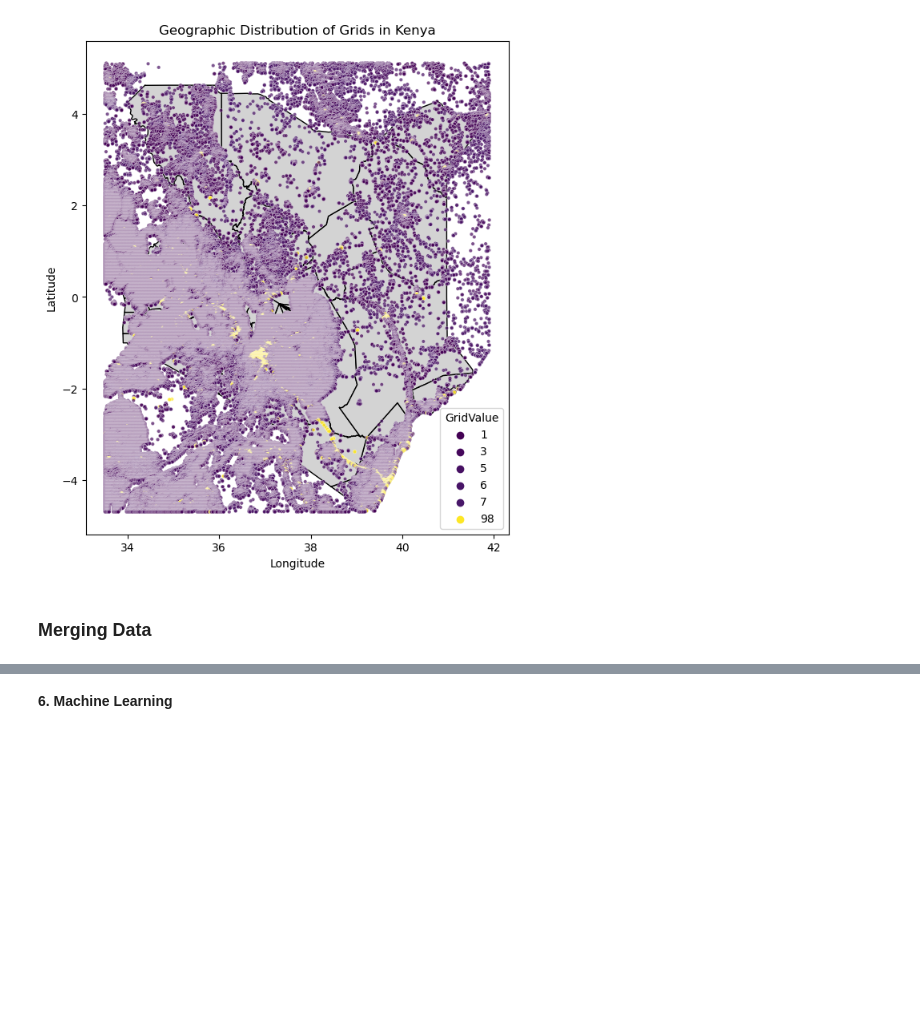
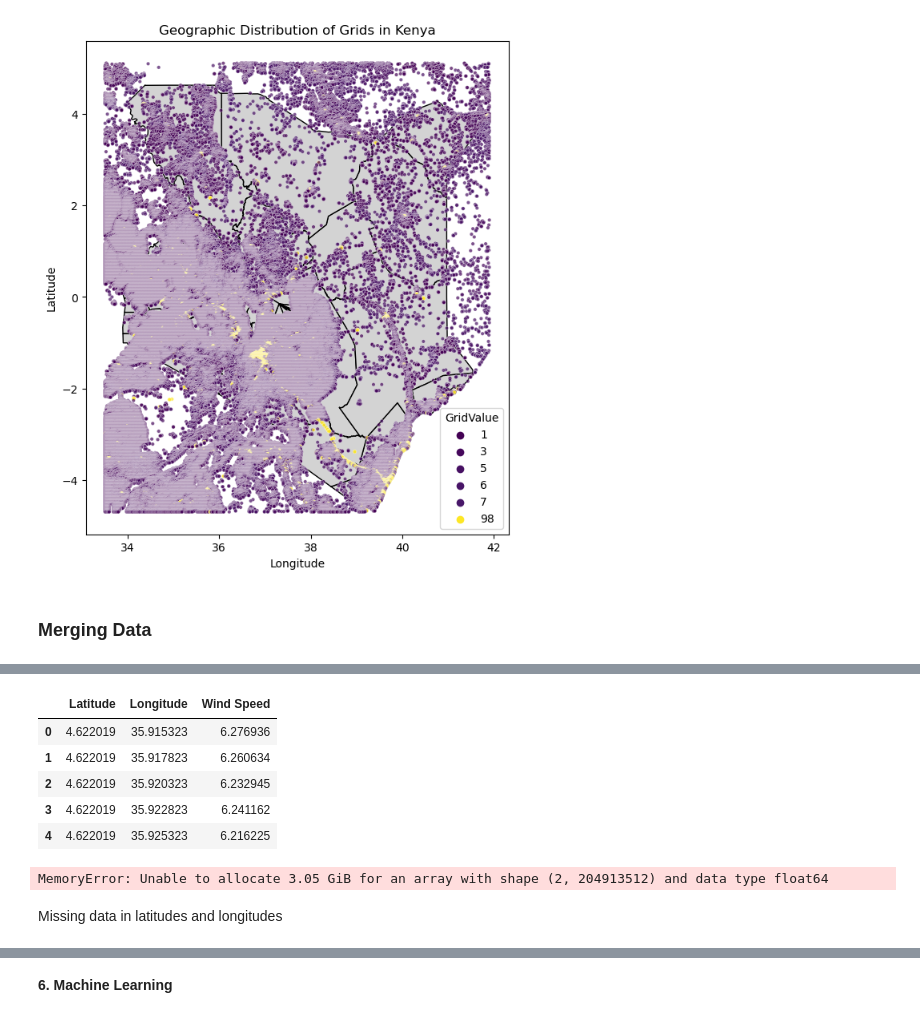
Before and after one commit to DavidGathimbaM/Energy-Access-and-Electrification-planning-in-Kenya, a Jupyter notebook: group_workbook/David.ipynb, the cells around one changed output, grey strips where cells are left out. Saved outputs shown, nothing was run; the diff lists cells and outputs as text; code cells hidden in the pictures; blank space fills up the shorter version.

```diff
--- a/group_workbook/David.ipynb
+++ b/group_workbook/David.ipynb
@@ -969,0 +966,9 @@ plt.show()
+# %%
+wind_speed_df.head()
+# %% [output]
+|  | Latitude | Longitude | Wind Speed |
+| 0 | 4.622019 | 35.915323 | 6.276936 |
+| 1 | 4.622019 | 35.917823 | 6.260634 |
+| 2 | 4.622019 | 35.920323 | 6.232945 |
+| 3 | 4.622019 | 35.922823 | 6.241162 |
+| 4 | 4.622019 | 35.925323 | 6.216225 |
@@ -969,0 +984,8 @@ plt.show()
+# %%
+# Perform a cross join by merging on the 'key' column and then dropping it
+merged_df = pd.merge(electricity_df, wind_speed_df, on='key').drop('key', axis=1)
+merged_df.head()
+# %% [output]
+MemoryError: Unable to allocate 3.05 GiB for an array with shape (2, 204913512) and data type float64
+# %% [markdown]
+Missing data in latitudes and longitudes
```
Also changed, not shown: parts of 35 cells of this notebook, 1 other file.
